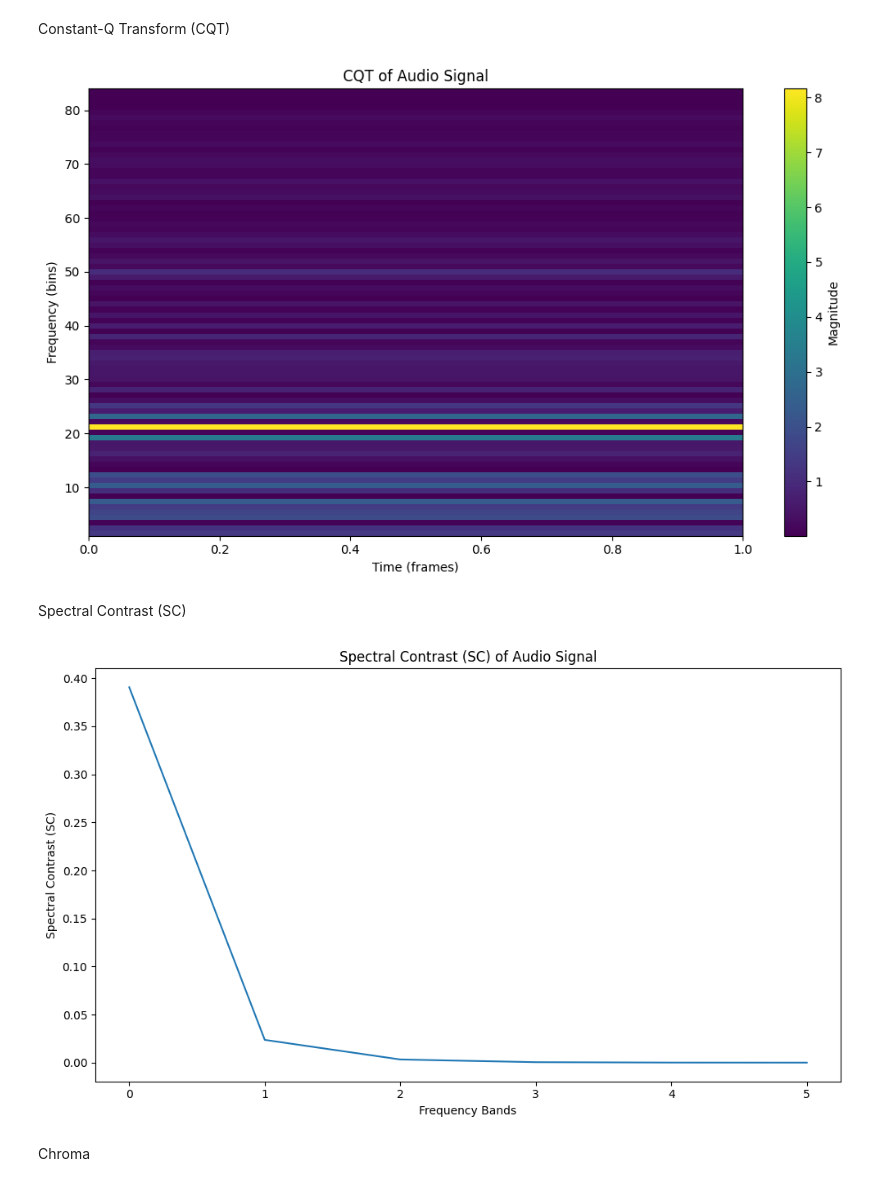
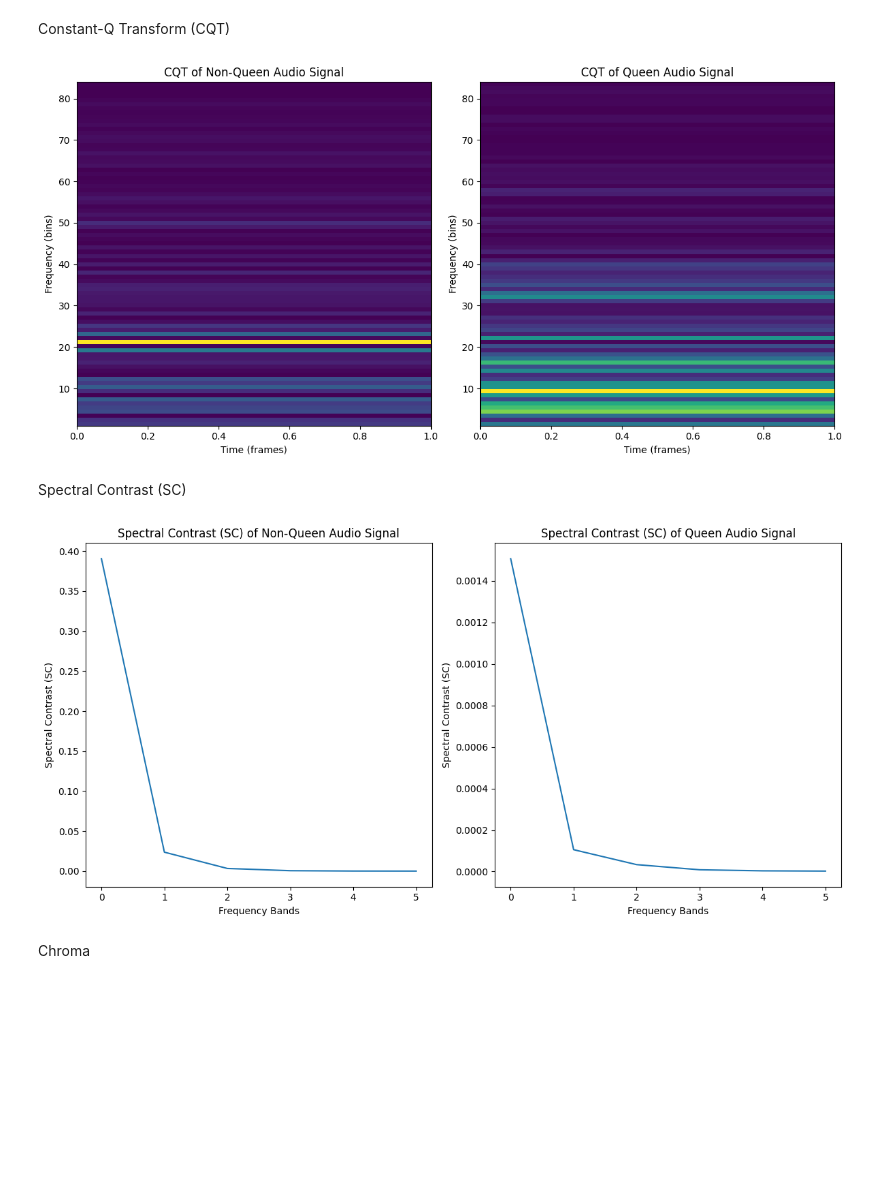
Before and after one commit to dinhgia2106/Queenless-SoundData, a Jupyter notebook: Feature_Extraction/feature_extraction.ipynb, the cells around one changed output. Saved outputs shown, nothing was run; the diff lists cells and outputs as text; code cells hidden in the pictures; blank space fills up the shorter version.

```diff
--- a/Feature_Extraction/feature_extraction.ipynb
+++ b/Feature_Extraction/feature_extraction.ipynb
@@ -1,5 +1,6 @@
 # %%
 audio_path = f'E:\\Queenless\\20k_audio_splitted_dataset\\test\\NonQueen\\queenless_1.wav'
+audio_path_queen = f'E:\\Queenless\\20k_audio_splitted_dataset\\test\\Queen\\queen_1.wav'
 # %% [markdown]
 Mel-Frequency Cepstral Coefficients (MFCCs)
 # %%
@@ -124,9 +125,10 @@ def compute_mfcc(signal_in, sample_rate, frame_size=0.025, frame_stride=0.01,
     return mfccs
 # %%
 signal_in, sr = librosa.load(audio_path, sr=None)
+signal_in_queen, sr_queen = librosa.load(audio_path_queen, sr=None)
 
-# Tính MFCC
 mfcc_features = compute_mfcc(signal_in, sr)
+mfcc_features_queen = compute_mfcc(signal_in_queen, sr_queen)
 
 print("Kích thước MFCC:", mfcc_features.shape)
 # %% [output]
@@ -269,48 +318,59 @@ def cqt_transform(x, sr, N=1024, K=84):
     Returns:
     - X_cq: CQT của tín hiệu (biến đổi Fourier với tần số logarithmic)
     """
-    # Khởi tạo mảng chứa kết quả CQT
     X_cq = np.zeros((K, len(x)//N))
 
     # Tính toán CQT cho từng khung thời gian
     for n in range(len(x) // N):
         # Tạo cửa sổ CQT với tần số logarithmic
         for k in range(1, K+1):
             window_size = int(N / (2**(k / K)))  # Tính độ rộng cửa sổ cho từng bin tần số
             start = max(n * N - window_size // 2, 0)
             end = min(n * N + window_size // 2, len(x))
 
             # Kiểm tra cửa sổ có hợp lệ không
             if start >= end:
                 continue  # Bỏ qua nếu cửa sổ không hợp lệ
 
             # Chỉ khởi tạo window khi cửa sổ hợp lệ
             window = x[start:end] * np.exp(-2j * np.pi * k * np.arange(len(x[start:end])) / N)
 
             # Tính toán phần thực của CQT
             X_cq[k-1, n] = np.sum(window)
 
     return X_cq
 
-signal, rate = librosa.load(audio_path, sr=None)  # sr=None để giữ nguyên tần số lấy mẫu
+audio_path_nonqueen = 'E:\\Queenless\\20k_audio_splitted_dataset\\test\\NonQueen\\queenless_1.wav'
+audio_path_queen = 'E:\\Queenless\\20k_audio_splitted_dataset\\test\\Queen\\queen_1.wav'
 
-# Chọn một phần của tín hiệu (ví dụ: 1024 mẫu)
-signal_part = signal[:1024]
+signal_nonqueen, rate_nonqueen = librosa.load(audio_path_nonqueen, sr=None)
+signal_queen, rate_queen = librosa.load(audio_path_queen, sr=None)
 
-# Áp dụng CQT
-X_cq = cqt_transform(signal_part, rate)
+# Chọn một phần của tín hiệu (ví dụ: 1024 mẫu) cho cả hai tín hiệu
+signal_part_nonqueen = signal_nonqueen[:1024]
+signal_part_queen = signal_queen[:1024]
 
-# Vẽ phổ tần số của CQT
-plt.figure(figsize=(10, 6))
-plt.imshow(np.abs(X_cq), aspect='auto', cmap='viridis', origin='lower', extent=[0, len(signal_part)//1024, 1, 84])
-plt.title('CQT of Audio Signal')
-plt.xlabel('Time (frames)')
-plt.ylabel('Frequency (bins)')
-plt.colorbar(label='Magnitude')
+# Áp dụng CQT cho cả hai tín hiệu
+X_cq_nonqueen = cqt_transform(signal_part_nonqueen, rate_nonqueen)
+X_cq_queen = cqt_transform(signal_part_queen, rate_queen)
+
+# Vẽ phổ tần số của CQT cho cả hai tín hiệu
+fig, (ax1, ax2) = plt.subplots(1, 2, figsize=(12, 6))
+
+ax1.imshow(np.abs(X_cq_nonqueen), aspect='auto', cmap='viridis', origin='lower', extent=[0, len(signal_part_nonqueen)//1024, 1, 84])
+ax1.set_title('CQT of Non-Queen Audio Signal')
+ax1.set_xlabel('Time (frames)')
+ax1.set_ylabel('Frequency (bins)')
+
+ax2.imshow(np.abs(X_cq_queen), aspect='auto', cmap='viridis', origin='lower', extent=[0, len(signal_part_queen)//1024, 1, 84])
+ax2.set_title('CQT of Queen Audio Signal')
+ax2.set_xlabel('Time (frames)')
+ax2.set_ylabel('Frequency (bins)')
+
 plt.tight_layout()
 plt.show()
 # %% [output]
-[figure, old version]
+[figure, new version]
 # %% [markdown]
 Spectral Contrast (SC)
 # %%
@@ -352,19 +412,35 @@ def spectral_contrast(x, sr, n_bands=6, fmin=200, fmax=8000, n_fft=2048, hop_len
 
     return np.array(sc)
 
-signal, rate = librosa.load(audio_path, sr=None)  # sr=None để giữ nguyên tần số lấy mẫu
+audio_path_nonqueen = 'E:\\Queenless\\20k_audio_splitted_dataset\\test\\NonQueen\\queenless_1.wav'
+audio_path_queen = 'E:\\Queenless\\20k_audio_splitted_dataset\\test\\Queen\\queen_1.wav'
 
-sc = spectral_contrast(signal, rate)
+signal_nonqueen, rate_nonqueen = librosa.load(audio_path_nonqueen, sr=None)
+signal_queen, rate_queen = librosa.load(audio_path_queen, sr=None)
 
-plt.figure(figsize=(10, 6))
-plt.plot(sc)
-plt.title('Spectral Contrast (SC) of Audio Signal')
-plt.xlabel('Frequency Bands')
-plt.ylabel('Spectral Contrast (SC)')
+# Calculate Spectral Contrast for both signals
+sc_nonqueen = spectral_contrast(signal_nonqueen, rate_nonqueen)
+sc_queen = spectral_contrast(signal_queen, rate_queen)
+
+# Plot Spectral Contrast for both non-queen and queen signals
+fig, (ax1, ax2) = plt.subplots(1, 2, figsize=(12, 6))
+
+# Plot SC for non-queen signal
+ax1.plot(sc_nonqueen)
+ax1.set_title('Spectral Contrast (SC) of Non-Queen Audio Signal')
+ax1.set_xlabel('Frequency Bands')
+ax1.set_ylabel('Spectral Contrast (SC)')
+
+# Plot SC for queen signal
+ax2.plot(sc_queen)
+ax2.set_title('Spectral Contrast (SC) of Queen Audio Signal')
+ax2.set_xlabel('Frequency Bands')
+ax2.set_ylabel('Spectral Contrast (SC)')
+
 plt.tight_layout()
 plt.show()
 # %% [output]
-[figure, old version]
+[figure, new version]
 # %% [markdown]
 Chroma
 # %%
```
Also changed, not shown: parts of 5 cells of this notebook.
